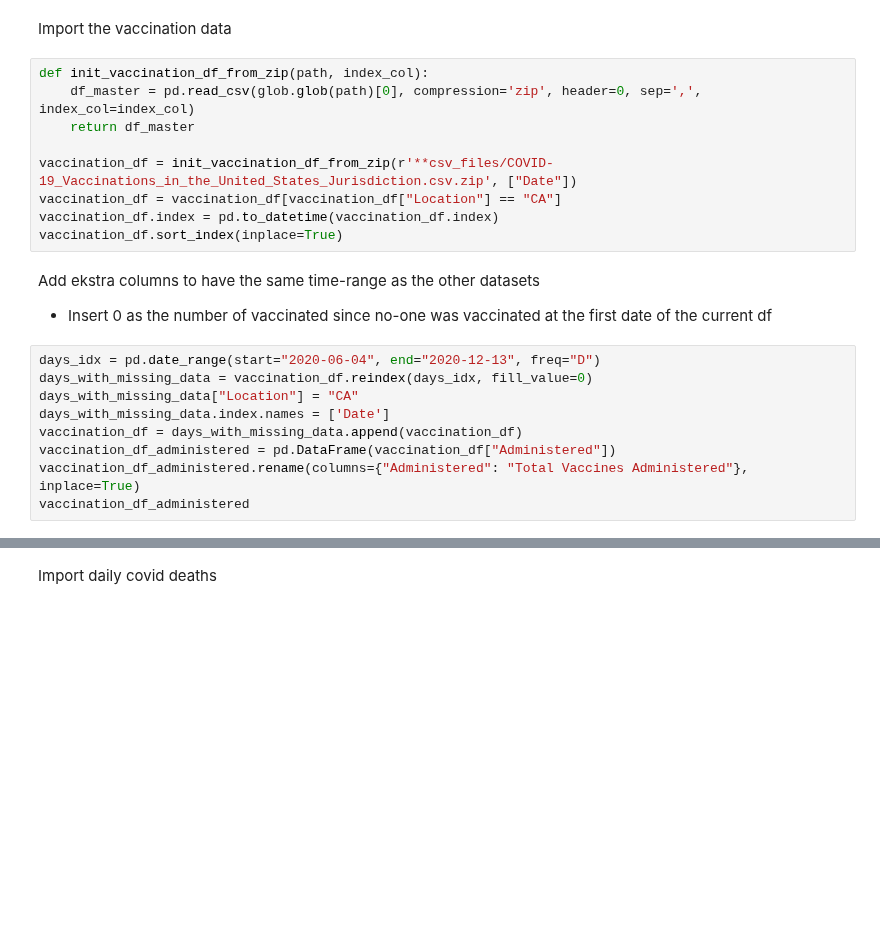
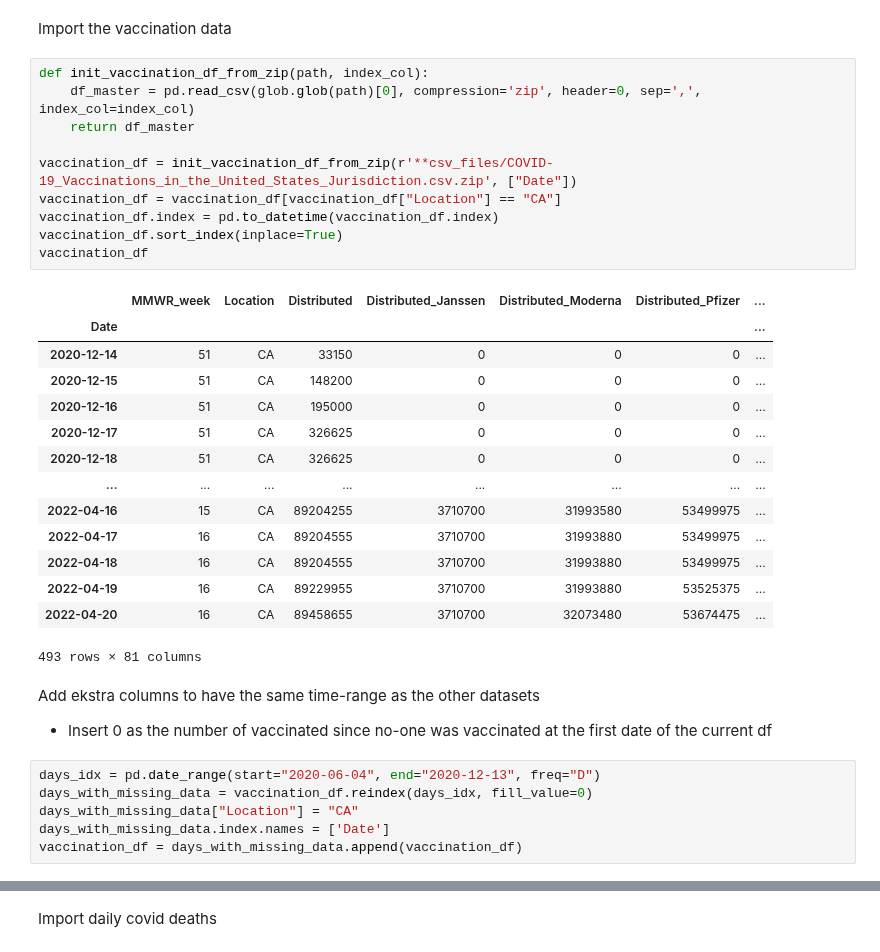
Before and after one commit to Sverre-rt/DATA200-grad_project, a Jupyter notebook: first_prediction.ipynb, the cells around one changed output, grey strips where cells are left out. Cells and saved outputs as stored; diff of their text form; blank space fills up the shorter version.

```diff
--- a/first_prediction.ipynb
+++ b/first_prediction.ipynb
@@ -73,12 +113,28 @@ Import the vaccination data
 # %%
 def init_vaccination_df_from_zip(path, index_col):
     df_master = pd.read_csv(glob.glob(path)[0], compression='zip', header=0, sep=',', index_col=index_col)
     return df_master
 
 vaccination_df = init_vaccination_df_from_zip(r'**csv_files/COVID-19_Vaccinations_in_the_United_States_Jurisdiction.csv.zip', ["Date"])
 vaccination_df = vaccination_df[vaccination_df["Location"] == "CA"]
 vaccination_df.index = pd.to_datetime(vaccination_df.index)
 vaccination_df.sort_index(inplace=True)
+vaccination_df
+# %% [output]
+|  | MMWR_week | Location | Distributed | Distributed_Janssen | Distributed_Moderna | Distributed_Pfizer | ... |
+| Date |  |  |  |  |  |  | ... |
+| 2020-12-14 | 51 | CA | 33150 | 0 | 0 | 0 | ... |
+| 2020-12-15 | 51 | CA | 148200 | 0 | 0 | 0 | ... |
+| 2020-12-16 | 51 | CA | 195000 | 0 | 0 | 0 | ... |
+| 2020-12-17 | 51 | CA | 326625 | 0 | 0 | 0 | ... |
+| 2020-12-18 | 51 | CA | 326625 | 0 | 0 | 0 | ... |
+| ... | ... | ... | ... | ... | ... | ... | ... |
+| 2022-04-16 | 15 | CA | 89204255 | 3710700 | 31993580 | 53499975 | ... |
+| 2022-04-17 | 16 | CA | 89204555 | 3710700 | 31993880 | 53499975 | ... |
+| 2022-04-18 | 16 | CA | 89204555 | 3710700 | 31993880 | 53499975 | ... |
+| 2022-04-19 | 16 | CA | 89229955 | 3710700 | 31993880 | 53525375 | ... |
+| 2022-04-20 | 16 | CA | 89458655 | 3710700 | 32073480 | 53674475 | ... |
+493 rows × 81 columns
 # %% [markdown]
 Add ekstra columns to have the same time-range as the other datasets
 - Insert 0 as the number of vaccinated since no-one was vaccinated at the first date of the current df
@@ -88,6 +144,3 @@ days_with_missing_data = vaccination_df.reindex(days_idx, fill_value=0)
 days_with_missing_data["Location"] = "CA"
 days_with_missing_data.index.names = ['Date']
 vaccination_df = days_with_missing_data.append(vaccination_df)
-vaccination_df_administered = pd.DataFrame(vaccination_df["Administered"])
-vaccination_df_administered.rename(columns={"Administered": "Total Vaccines Administered"}, inplace=True)
-vaccination_df_administered
```
Also changed, not shown: parts of 12 cells of this notebook.
